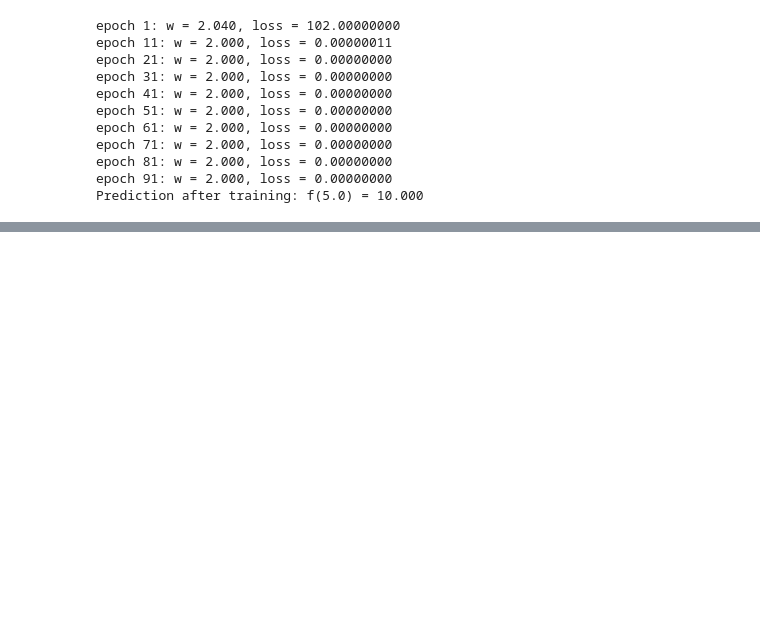
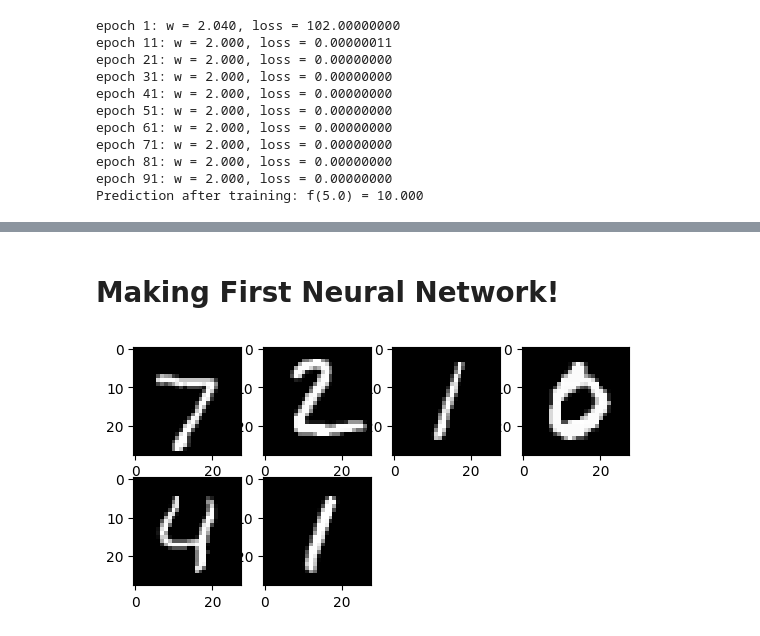
Before and after one commit to forbiddenvelocity/Learning-Pytorch, a Jupyter notebook: LearningPytorch.ipynb, the cells around one changed output, grey strips where cells are left out. Cells and saved outputs as stored; diff of their text form; code cells hidden in the pictures; blank space fills up the shorter version.

```diff
--- a/LearningPytorch.ipynb
+++ b/LearningPytorch.ipynb
@@ -354,0 +443,46 @@ Prediction after training: f(5.0) = 10.000
+# %% [markdown]
+# Making First Neural Network!
+# %%
+import torch
+import torch.nn as nn
+import torchvision
+import torchvision.transforms as transforms
+import matplotlib.pyplot as plt
+
+device = torch.device('cuda' if torch.cuda.is_available() else 'cpu')
+
+input_size = 784
+hidden_size = 500
+num_classes = 10
+num_epochs = 5
+batch_size = 100
+learning_rate = 0.001
+
+#loading MNIST dataset
+train_dataset = torchvision.datasets.MNIST(root='./data',
+                                           train=True,
+                                           transform=transforms.ToTensor(),
+                                           download=True)
+
+test_dataset = torchvision.datasets.MNIST(root='./data',
+                                          train=False,
+                                          transform=transforms.ToTensor())
+
+#Data loader
+train_loader = torch.utils.data.DataLoader(dataset=train_dataset,
+                                           batch_size=batch_size,
+                                           shuffle=True)
+
+test_loader = torch.utils.data.DataLoader(dataset=test_dataset,
+                                          batch_size=batch_size,
+                                          shuffle=False)
+
+examples = next(iter(test_loader))
+example_data, example_targets = examples
+
+for i in range(6):
+    plt.subplot(3,4,i+1)
+    plt.imshow(example_data[i][0], cmap='gray')
+plt.show()
+# %% [output]
+[figure, added]
```
Also changed, not shown: parts of 6 cells of this notebook.
